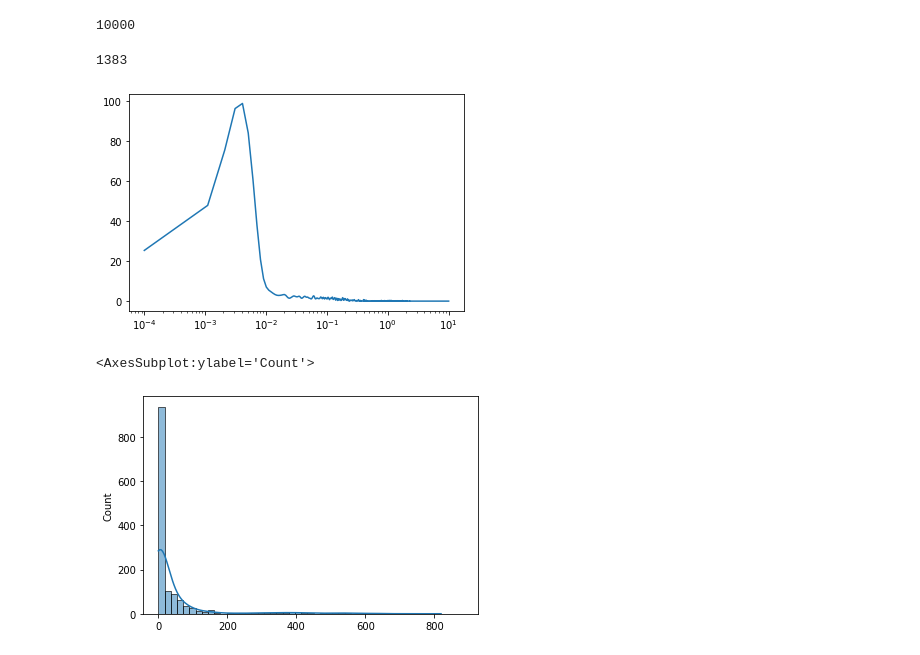
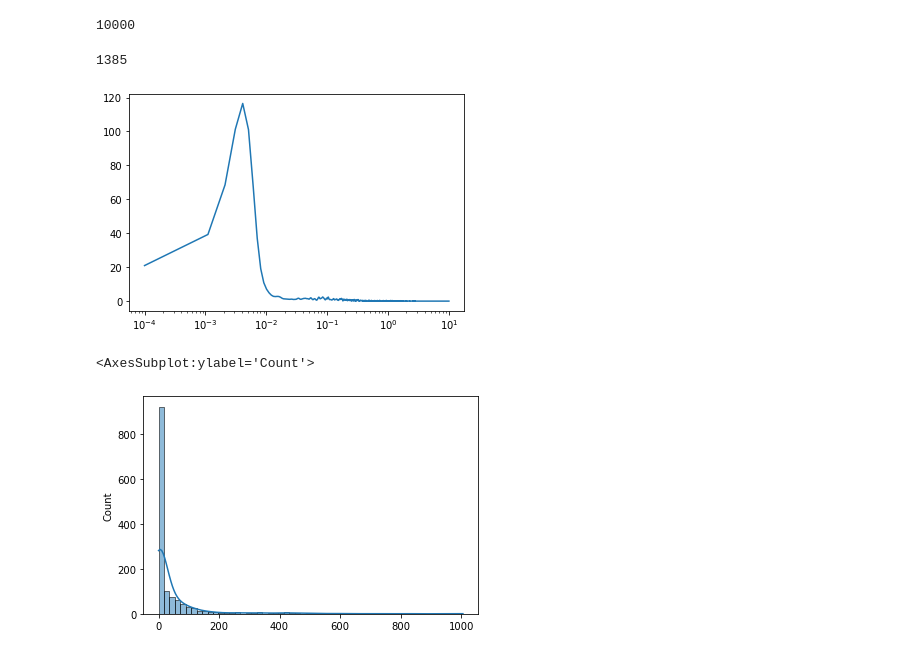
Before and after one commit to Htbibalan/FEDProtein, a Jupyter notebook: notebooks/FED_figs_IPIs.ipynb, the cells around one changed output. Cells and saved outputs as stored; diff of their text form; code cells hidden in the pictures.

Commit message:
Minor Changes
Nothing important but to some random changes in the scripts to adjust the plots

```diff
--- a/notebooks/FED_figs_IPIs.ipynb
+++ b/notebooks/FED_figs_IPIs.ipynb
@@ -29,18 +29,18 @@ len(x)
 # %% [output]
 10000
 # %%
-IPIs = mice["FEDXA01"]["interpellet_intervals_pr"]
+IPIs = mice["FEDXA02"]["interpellet_intervals_pr"]
 print(len(IPIs))
 
 kernel = stats.gaussian_kde(IPIs, bw_method=0.005)
 x = np.linspace(0.0001, 10, 10000)
 
 f, ax = plt.subplots()
 ax.plot(x, kernel(x))
 ax.set_xscale("log")
 # %% [output]
-1383
+1385
-[figure, old version]
+[figure, new version]
 # %%
 
 
@@ -58,4 +58,4 @@ sns.histplot(y,bins=bins,label="yoyoyo",ax=ax,
                 kde=True)
 # %% [output]
 <AxesSubplot:ylabel='Count'>
-[figure, old version]
+[figure, new version]
```
Also changed, not shown: parts of 1 cell of this notebook, 4 other files.
